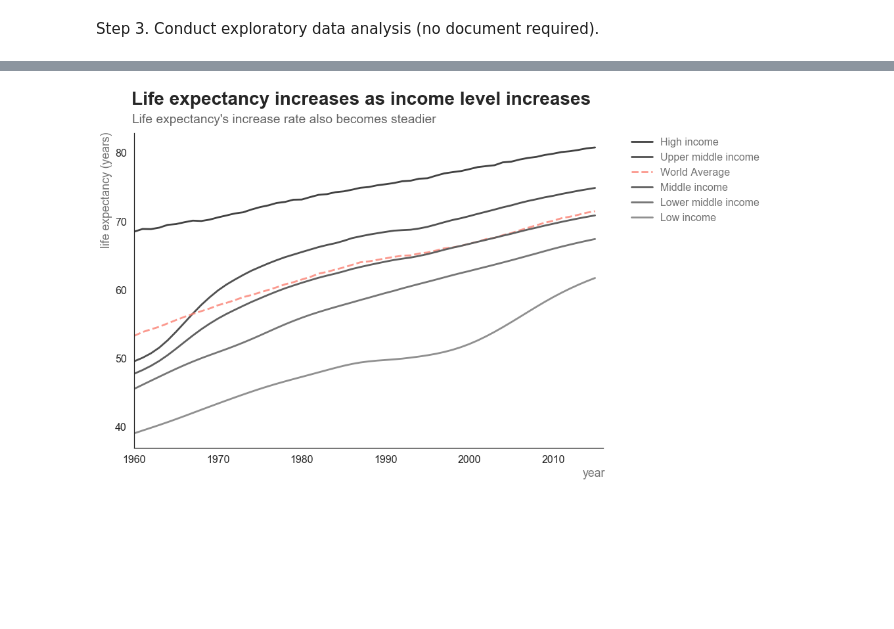
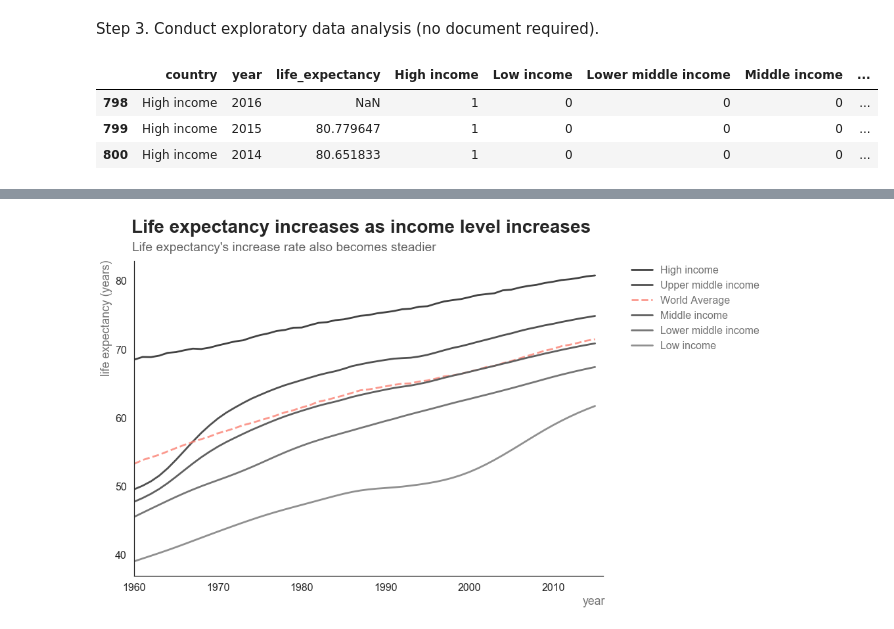
Before and after one commit to ji-ye/WB-Life-Expectancy-and-Income-Analytics, a Jupyter notebook: 20170707_decdg_data_analysis_code_JiYe.ipynb, the cells around one changed output, grey strips where cells are left out. Drawn from its saved outputs; the diff is of its cells as text; code cells hidden in the pictures; blank space fills up the shorter version.

```diff
--- a/decdg_data_analysis_exercise.ipynb
+++ b/20170707_decdg_data_analysis_code_JiYe.ipynb
@@ -72,0 +88,8 @@ Step 3. Conduct exploratory data analysis (no document required).
+# %%
+# Show top 3 rows.
+df_income.head(3)
+# %% [output]
+|  | country | year | life_expectancy | High income | Low income | Lower middle income | Middle income | ... |
+| 798 | High income | 2016 | NaN | 1 | 0 | 0 | 0 | ... |
+| 799 | High income | 2015 | 80.779647 | 1 | 0 | 0 | 0 | ... |
+| 800 | High income | 2014 | 80.651833 | 1 | 0 | 0 | 0 | ... |
```
Also changed, not shown: parts of 5 cells of this notebook.
